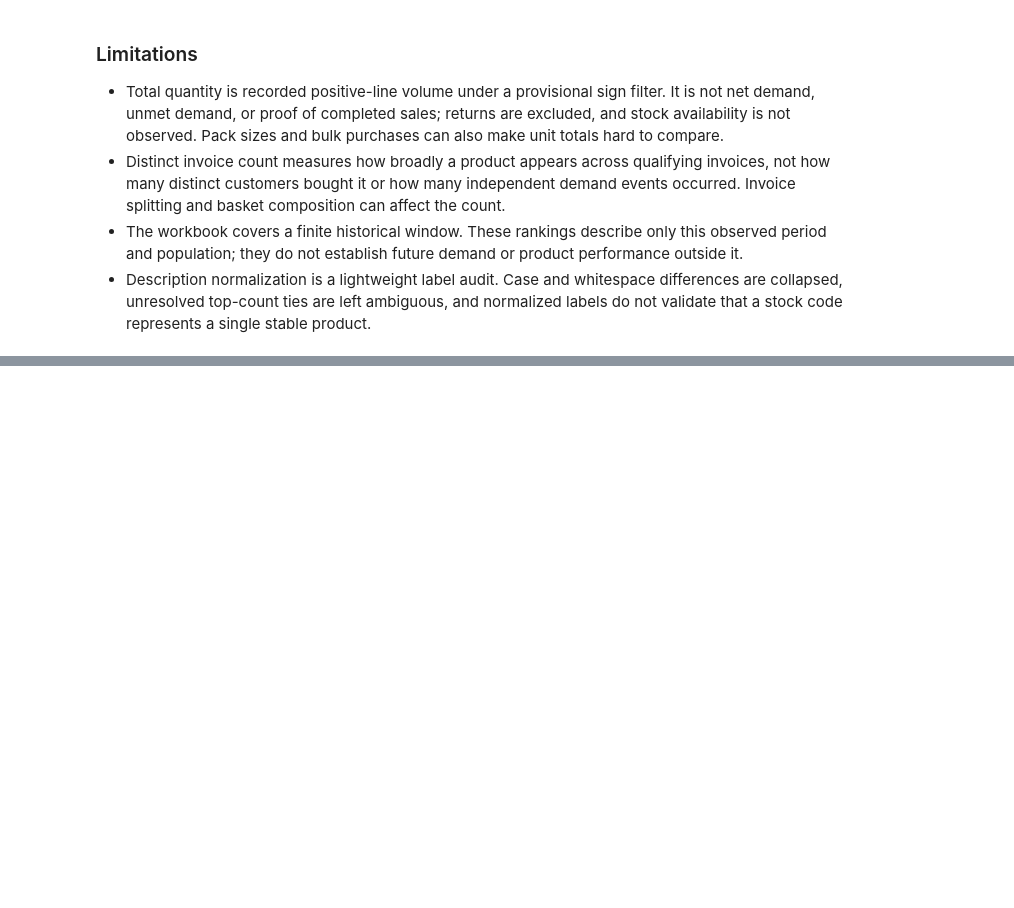
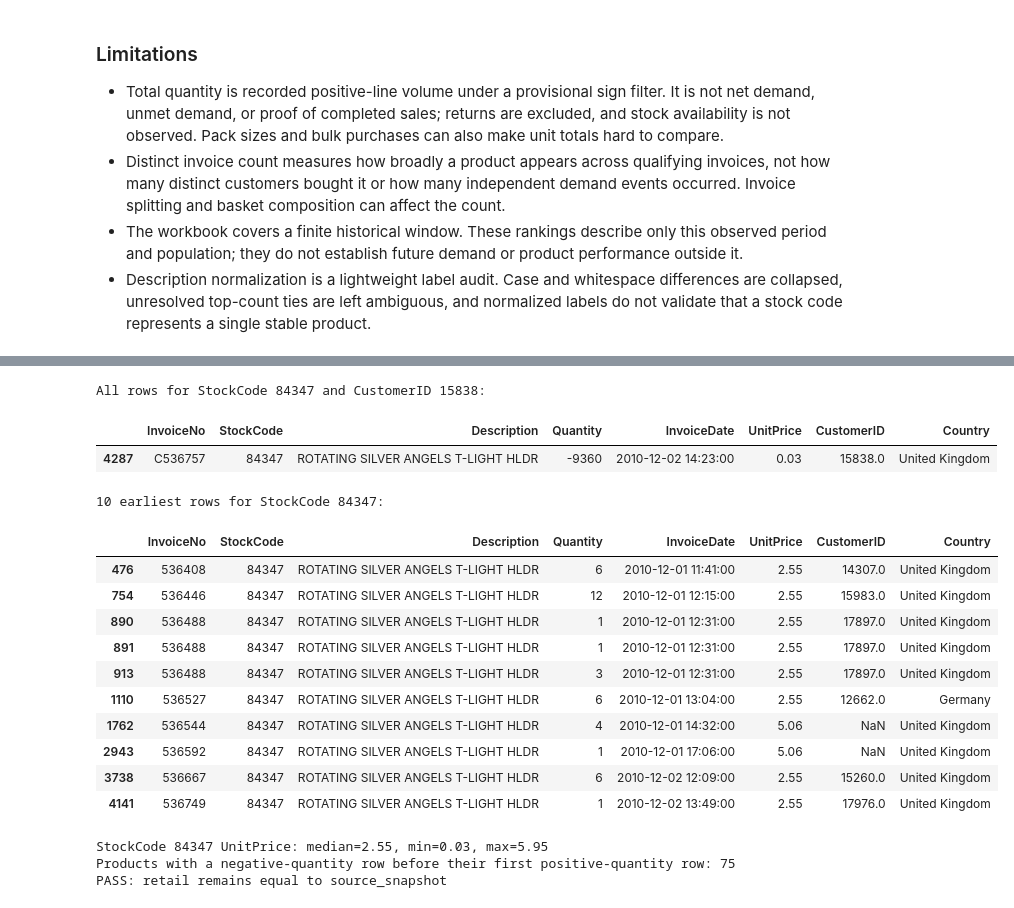
Before and after one commit to Omar-BenAmara/pricing-demand-analysis, a Jupyter notebook: notebooks/02_product_analysis.ipynb, the cells around one changed output, grey strips where cells are left out. Cells and saved outputs as stored; diff of their text form; code cells hidden in the pictures; blank space fills up the shorter version.

```diff
--- a/notebooks/02_product_analysis.ipynb
+++ b/notebooks/02_product_analysis.ipynb
@@ -306,0 +683,62 @@ All assertions in Section 6 passed.
+# %%
+product_code_mask = retail["StockCode"].astype("string").str.strip().eq("84347")
+product_84347_rows = retail.loc[product_code_mask].sort_values(
+    "InvoiceDate", kind="mergesort"
+ )
+customer_15838_rows = product_84347_rows.loc[product_84347_rows["CustomerID"].eq(15838)]
+
+print("All rows for StockCode 84347 and CustomerID 15838:")
+with pd.option_context("display.max_rows", None, "display.max_columns", None):
+    display(customer_15838_rows)
+
+print("10 earliest rows for StockCode 84347:")
+display(product_84347_rows.head(10))
+
+product_price_summary = product_84347_rows["UnitPrice"].agg(["median", "min", "max"])
+print(
+    "StockCode 84347 UnitPrice: "
+    f"median={product_price_summary['median']}, "
+    f"min={product_price_summary['min']}, "
+    f"max={product_price_summary['max']}"
+ )
+
+dated_rows = retail.dropna(subset=["StockCode", "InvoiceDate"])
+first_positive_dates = (
+    dated_rows.loc[dated_rows["Quantity"].gt(0)]
+    .groupby("StockCode")["InvoiceDate"]
+    .min()
+ )
+first_negative_dates = (
+    dated_rows.loc[dated_rows["Quantity"].lt(0)]
+    .groupby("StockCode")["InvoiceDate"]
+    .min()
+ )
+negative_before_first_positive = first_negative_dates.reindex(first_positive_dates.index).lt(
+    first_positive_dates
+ ).fillna(False)
+products_with_negative_before_first_positive = int(negative_before_first_positive.sum())
+print(
+    "Products with a negative-quantity row before their first positive-quantity row: "
+    f"{products_with_negative_before_first_positive}"
+ )
+assert retail.equals(source_snapshot), "The loaded retail frame was modified during this analysis."
+print("PASS: retail remains equal to source_snapshot")
+# %% [output]
+All rows for StockCode 84347 and CustomerID 15838:
+|  | InvoiceNo | StockCode | Description | Quantity | InvoiceDate | UnitPrice | CustomerID | Country |
+| 4287 | C536757 | 84347 | ROTATING SILVER ANGELS T-LIGHT HLDR | -9360 | 2010-12-02 14:23:00 | 0.03 | 15838.0 | United Kingdom |
+10 earliest rows for StockCode 84347:
+|  | InvoiceNo | StockCode | Description | Quantity | InvoiceDate | UnitPrice | CustomerID | Country |
+| 476 | 536408 | 84347 | ROTATING SILVER ANGELS T-LIGHT HLDR | 6 | 2010-12-01 11:41:00 | 2.55 | 14307.0 | United Kingdom |
+| 754 | 536446 | 84347 | ROTATING SILVER ANGELS T-LIGHT HLDR | 12 | 2010-12-01 12:15:00 | 2.55 | 15983.0 | United Kingdom |
+| 890 | 536488 | 84347 | ROTATING SILVER ANGELS T-LIGHT HLDR | 1 | 2010-12-01 12:31:00 | 2.55 | 17897.0 | United Kingdom |
+| 891 | 536488 | 84347 | ROTATING SILVER ANGELS T-LIGHT HLDR | 1 | 2010-12-01 12:31:00 | 2.55 | 17897.0 | United Kingdom |
+| 913 | 536488 | 84347 | ROTATING SILVER ANGELS T-LIGHT HLDR | 3 | 2010-12-01 12:31:00 | 2.55 | 17897.0 | United Kingdom |
+| 1110 | 536527 | 84347 | ROTATING SILVER ANGELS T-LIGHT HLDR | 6 | 2010-12-01 13:04:00 | 2.55 | 12662.0 | Germany |
+| 1762 | 536544 | 84347 | ROTATING SILVER ANGELS T-LIGHT HLDR | 4 | 2010-12-01 14:32:00 | 5.06 | NaN | United Kingdom |
+| 2943 | 536592 | 84347 | ROTATING SILVER ANGELS T-LIGHT HLDR | 1 | 2010-12-01 17:06:00 | 5.06 | NaN | United Kingdom |
+| 3738 | 536667 | 84347 | ROTATING SILVER ANGELS T-LIGHT HLDR | 6 | 2010-12-02 12:09:00 | 2.55 | 15260.0 | United Kingdom |
+| 4141 | 536749 | 84347 | ROTATING SILVER ANGELS T-LIGHT HLDR | 1 | 2010-12-02 13:49:00 | 2.55 | 17976.0 | United Kingdom |
+StockCode 84347 UnitPrice: median=2.55, min=0.03, max=5.95
+Products with a negative-quantity row before their first positive-quantity row: 75
+PASS: retail remains equal to source_snapshot
```
Also changed, not shown: parts of 16 cells of this notebook.
